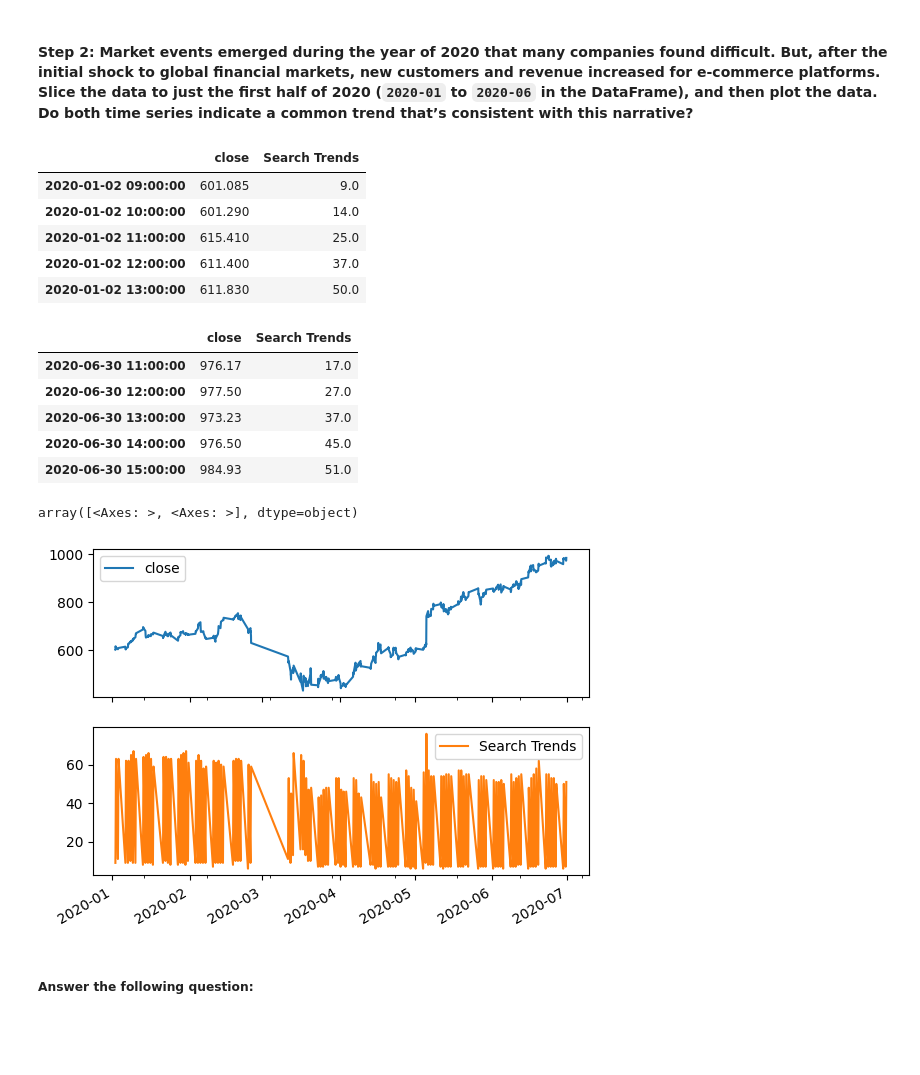
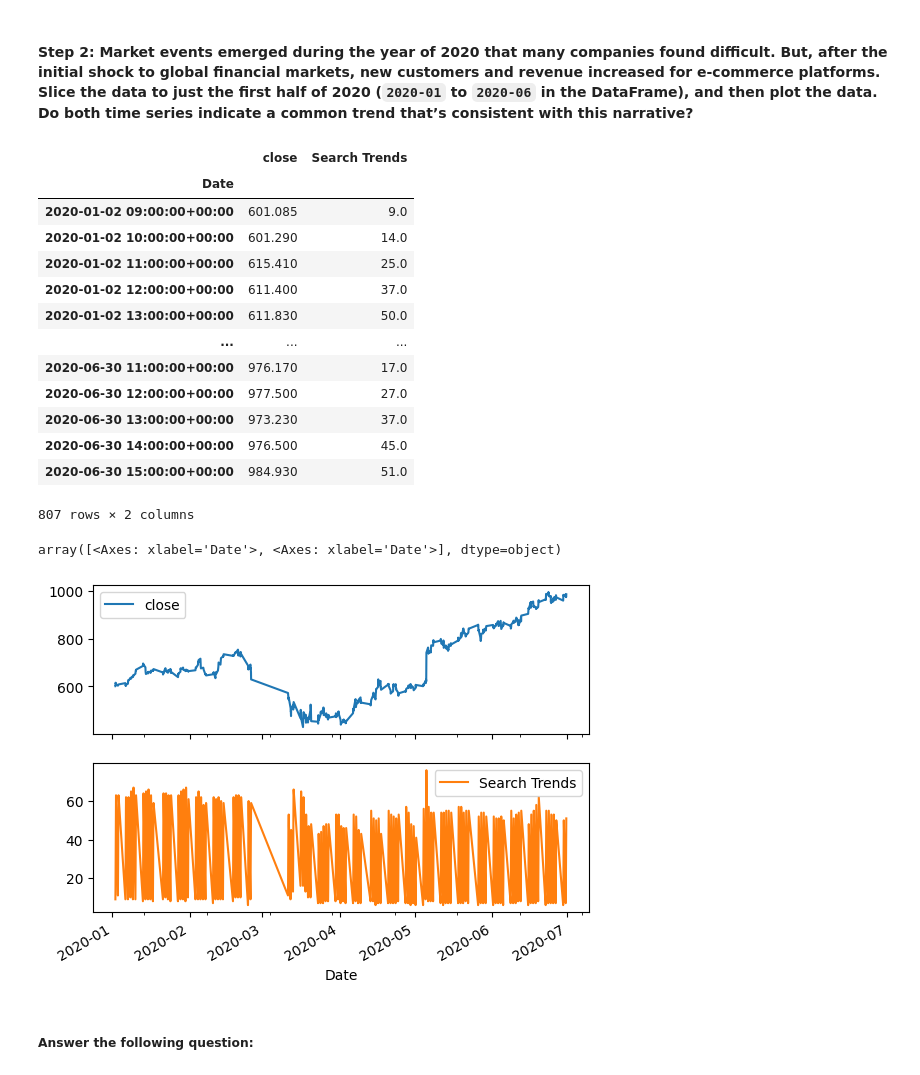
Before and after one commit to inCloset/prophet-challenge, a Jupyter notebook: forecasting_net_prophet.ipynb, the cells around one changed output. Cells and saved outputs as stored; diff of their text form; code cells hidden in the pictures; blank space fills up the shorter version.

```diff
--- a/forecasting_net_prophet.ipynb
+++ b/forecasting_net_prophet.ipynb
@@ -253,10 +251,14 @@ To do so, complete the following steps:
 # Set the "date" column as the Datetime Index.
 df_mercado_stock = pd.read_csv(
     "https://static.bc-edx.com/ai/ail-v-1-0/m8/lms/datasets/mercado_stock_price.csv",
-    index_col="date",
     parse_dates=True
 ).dropna()
 
+df_mercado_stock['Date'] = pd.to_datetime(
+    df_mercado_stock['date'],
+    utc=True
+)
+df_mercado_stock = df_mercado_stock.set_index('Date')
 # View the first and last five rows of the DataFrame
 display(df_mercado_stock.head())
 display(df_mercado_stock.tail())
@@ -284,8 +286,9 @@ df_mercado_stock['close'].plot
 # %%
 # Concatenate the df_mercado_stock DataFrame with the df_mercado_trends DataFrame
 # Concatenate the DataFrame by columns (axis=1), and drop and rows with only one column of data
-
+df_mercado = pd.concat([df_mercado_stock, df_mercado_trends], axis=1).drop(columns='date').dropna()
 
 # View the first and last five rows of the DataFrame
+df_mercado
 # %% [output]
 |  | close | Search Trends |
@@ -304,29 +309,33 @@ df_mercado_stock['close'].plot
 #### Step 2: Market events emerged during the year of 2020 that many companies found difficult. But, after the initial shock to global financial markets, new customers and revenue increased for e-commerce platforms. Slice the data to just the first half of 2020 (`2020-01` to `2020-06` in the DataFrame), and then plot the data. Do both time series indicate a common trend that’s consistent with this narrative?
 # %%
 # For the combined dataframe, slice to just the first half of 2020 (2020-01 through 2020-06)
-
+first_half_2020 = df_mercado.loc['2020-01':'2020-06']
 
 # View the first and last five rows of first_half_2020 DataFrame
+first_half_2020
 # %% [output]
 |  | close | Search Trends |
-| 2020-01-02 09:00:00 | 601.085 | 9.0 |
-| 2020-01-02 10:00:00 | 601.290 | 14.0 |
-| 2020-01-02 11:00:00 | 615.410 | 25.0 |
-| 2020-01-02 12:00:00 | 611.400 | 37.0 |
-| 2020-01-02 13:00:00 | 611.830 | 50.0 |
+| Date |  |  |
+| 2020-01-02 09:00:00+00:00 | 601.085 | 9.0 |
+| 2020-01-02 10:00:00+00:00 | 601.290 | 14.0 |
+| 2020-01-02 11:00:00+00:00 | 615.410 | 25.0 |
+| 2020-01-02 12:00:00+00:00 | 611.400 | 37.0 |
+| 2020-01-02 13:00:00+00:00 | 611.830 | 50.0 |
+| ... | ... | ... |
+| 2020-06-30 11:00:00+00:00 | 976.170 | 17.0 |
+| 2020-06-30 12:00:00+00:00 | 977.500 | 27.0 |
+| 2020-06-30 13:00:00+00:00 | 973.230 | 37.0 |
+| 2020-06-30 14:00:00+00:00 | 976.500 | 45.0 |
+| 2020-06-30 15:00:00+00:00 | 984.930 | 51.0 |
-|  | close | Search Trends |
-| 2020-06-30 11:00:00 | 976.17 | 17.0 |
-| 2020-06-30 12:00:00 | 977.50 | 27.0 |
-| 2020-06-30 13:00:00 | 973.23 | 37.0 |
-| 2020-06-30 14:00:00 | 976.50 | 45.0 |
-| 2020-06-30 15:00:00 | 984.93 | 51.0 |
+807 rows × 2 columns
 # %%
 # Visualize the close and Search Trends data
 # Plot each column on a separate axes using the following syntax
 # `plot(subplots=True)`
+first_half_2020[['close', 'Search Trends']].plot(subplots=True)
 # %% [output]
-array([<Axes: >, <Axes: >], dtype=object)
+array([<Axes: xlabel='Date'>, <Axes: xlabel='Date'>], dtype=object)
-[figure, old version]
+[figure, new version]
 # %% [markdown]
 ##### Answer the following question:
 # %% [markdown]
```
Also changed, not shown: parts of 10 cells of this notebook.
